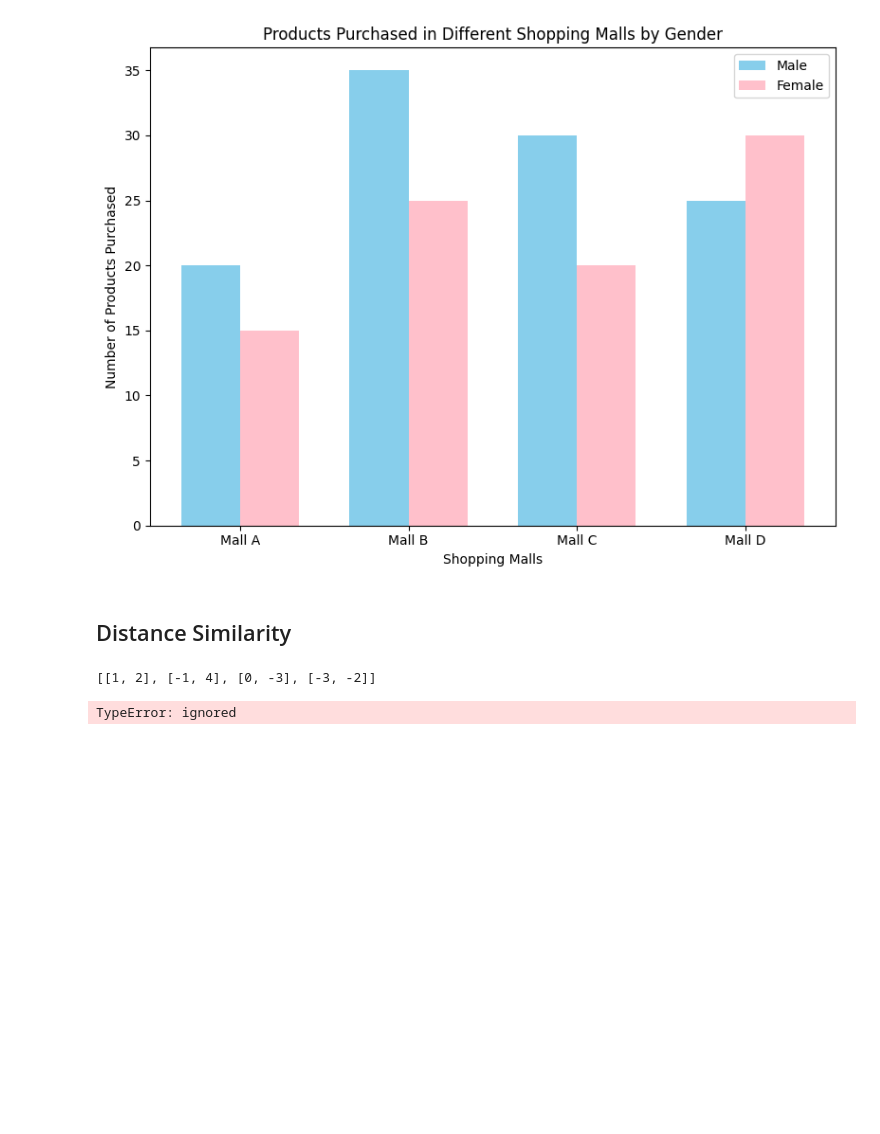
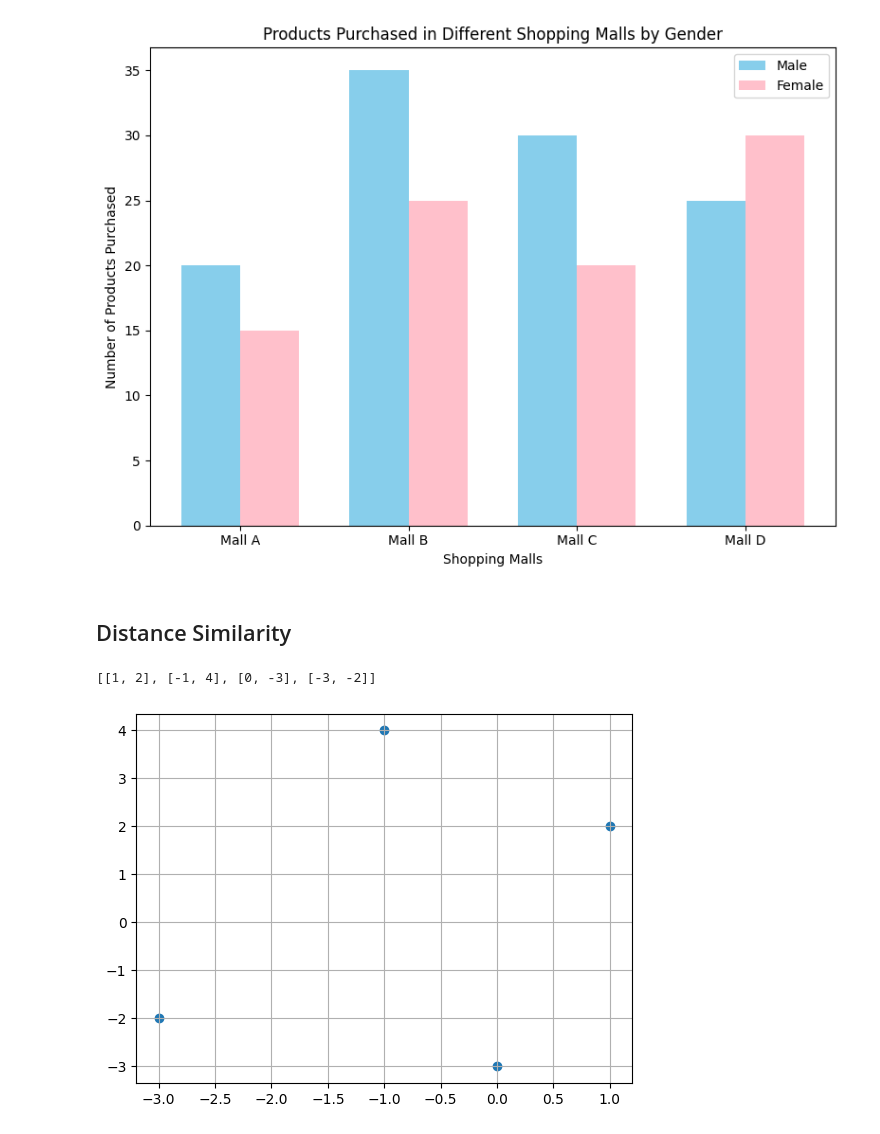
Before and after one commit to Tonry12/BSC_DPDM23, a Jupyter notebook: Understanding_data.ipynb, the cells around one changed output. Saved outputs shown, nothing was run; the diff lists cells and outputs as text; code cells hidden in the pictures; blank space fills up the shorter version.

```diff
--- a/Understanding_data.ipynb
+++ b/Understanding_data.ipynb
@@ -265,11 +265,14 @@ from numpy import linalg as LA
 import numpy as np
 # %%
 data_points = [[1,2],[-1,4],[0,-3],[-3,-2]]
+# %%
+data_point= np.array([[1,2],[-1,4],[0,-3],[-3,-2]])
 # %%
 data_points
 # %% [output]
 [[1, 2], [-1, 4], [0, -3], [-3, -2]]
 # %%
-plt.scatter(data_points[:,0],data_points[:,1])
+plt.scatter(data_point[:,0],data_point[:,1])
+plt.grid(True)
 # %% [output]
-TypeError: ignored
+[figure, added]
```
Also changed, not shown: parts of 1 cell of this notebook.
